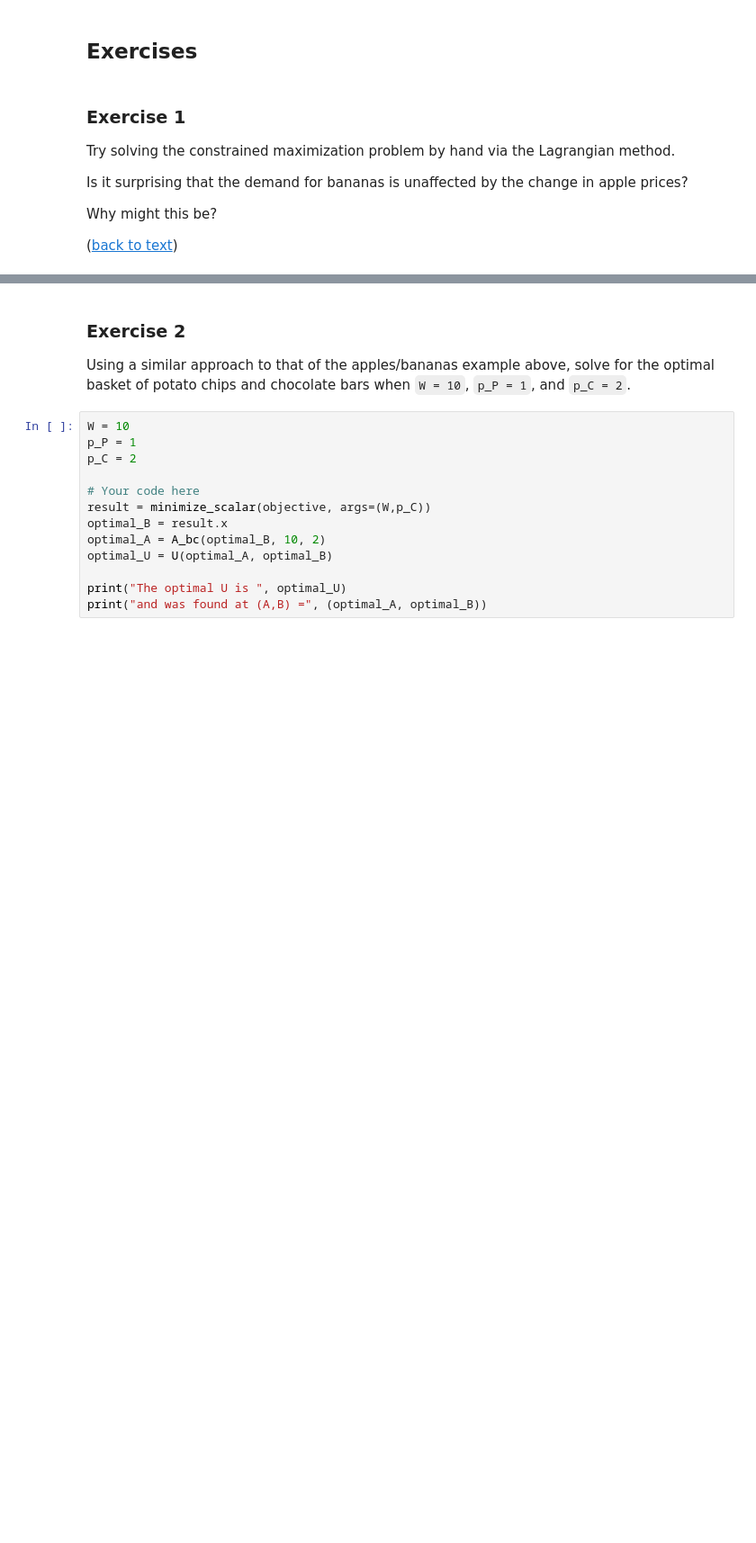
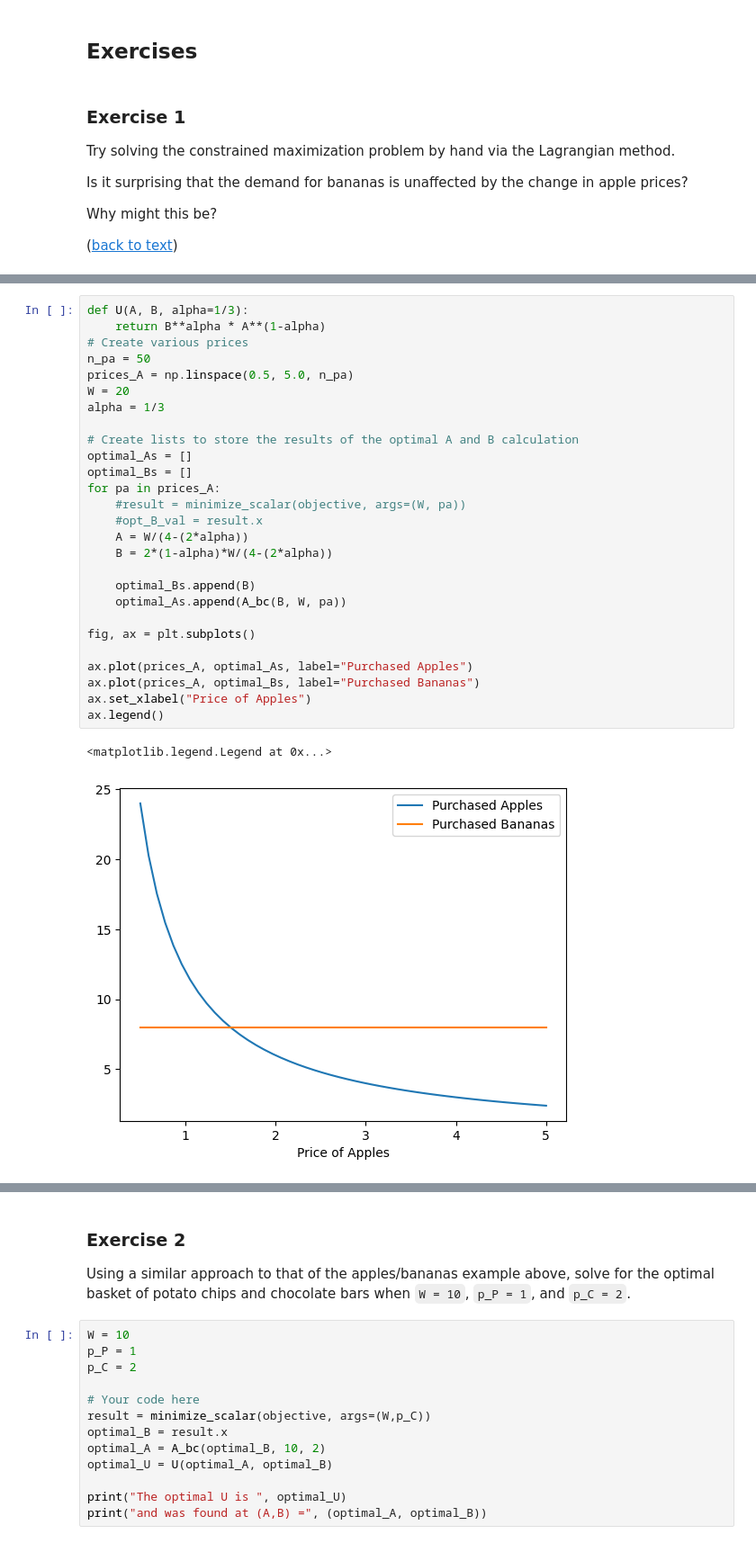
Before and after one commit to ramanjeetsaini/learning, a Jupyter notebook: pandas/optimization.ipynb, the cells around one changed output, grey strips where cells are left out. Shown at 90% size. Saved outputs shown, nothing was run; the diff lists cells and outputs as text; blank space fills up the shorter version.

```diff
--- a/pandas/optimization.ipynb
+++ b/pandas/optimization.ipynb
@@ -441,0 +496,30 @@ Why might this be?
+# %%
+def U(A, B, alpha=1/3):
+    return B**alpha * A**(1-alpha)
+# Create various prices
+n_pa = 50
+prices_A = np.linspace(0.5, 5.0, n_pa)
+W = 20
+alpha = 1/3
+
+# Create lists to store the results of the optimal A and B calculation
+optimal_As = []
+optimal_Bs = []
+for pa in prices_A:
+    #result = minimize_scalar(objective, args=(W, pa))
+    #opt_B_val = result.x
+    A = W/(4-(2*alpha))
+    B = 2*(1-alpha)*W/(4-(2*alpha))
+
+    optimal_Bs.append(B)
+    optimal_As.append(A_bc(B, W, pa))
+
+fig, ax = plt.subplots()
+
+ax.plot(prices_A, optimal_As, label="Purchased Apples")
+ax.plot(prices_A, optimal_Bs, label="Purchased Bananas")
+ax.set_xlabel("Price of Apples")
+ax.legend()
+# %% [output]
+<matplotlib.legend.Legend at 0x...>
+[figure, added]
```
Also changed, not shown: parts of 2 cells of this notebook.
